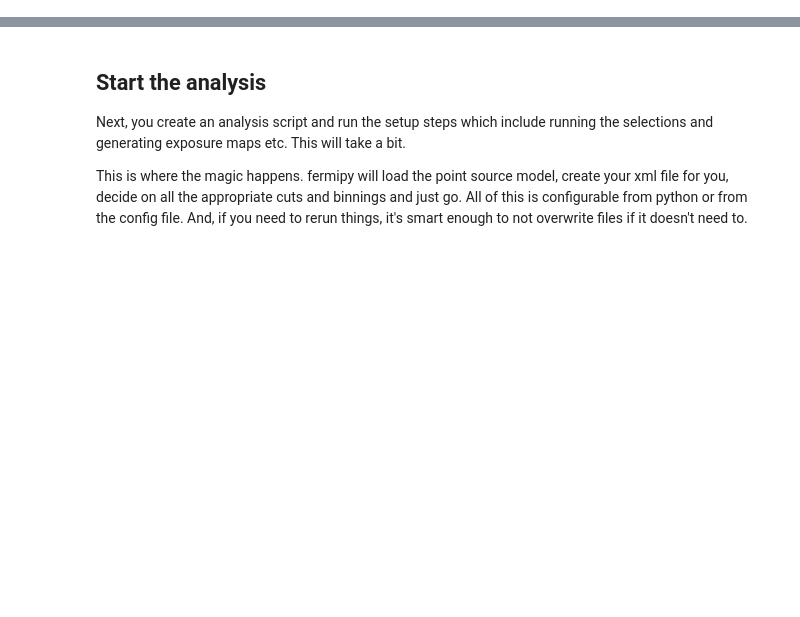
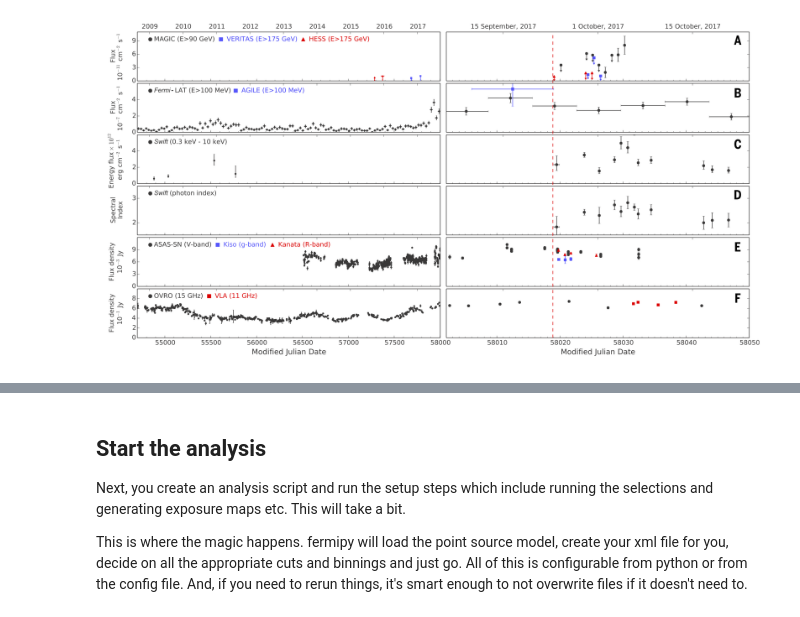
Before and after one commit to black-hole-group/fermipy-tutorial, a Jupyter notebook: blazar/BlazarNeutrino.ipynb, the cells around one changed output, grey strips where cells are left out. Drawn from its saved outputs; the diff is of its cells as text; code cells hidden in the pictures; blank space fills up the shorter version.

Commit message:
improving text in blazar notebook

```diff
--- a/blazar/BlazarNeutrino.ipynb
+++ b/blazar/BlazarNeutrino.ipynb
@@ -10,0 +12,8 @@ We are going to study the blazar TXS 0506+056. If this name sounds familiar to y
+# %%
+from IPython.display import Image, display
+from glob import glob
+
+my_image = Image('./blazar/fig3-icecube.png')
+display(my_image)
+# %% [output]
+[figure, added]
```
Also changed, not shown: parts of 34 cells of this notebook.
